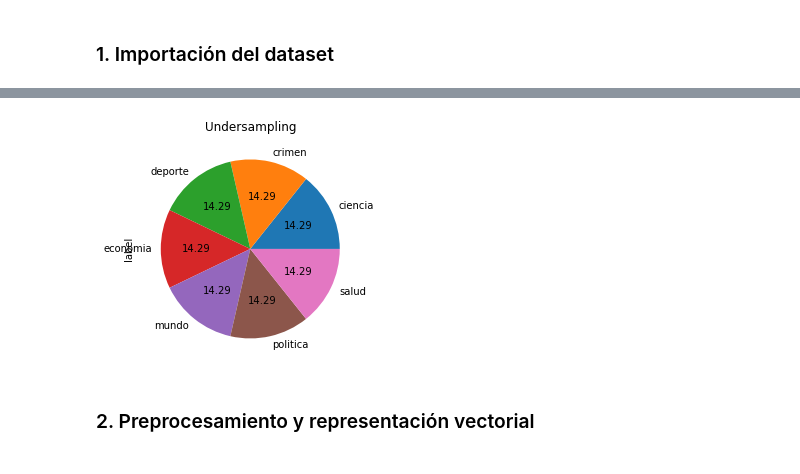
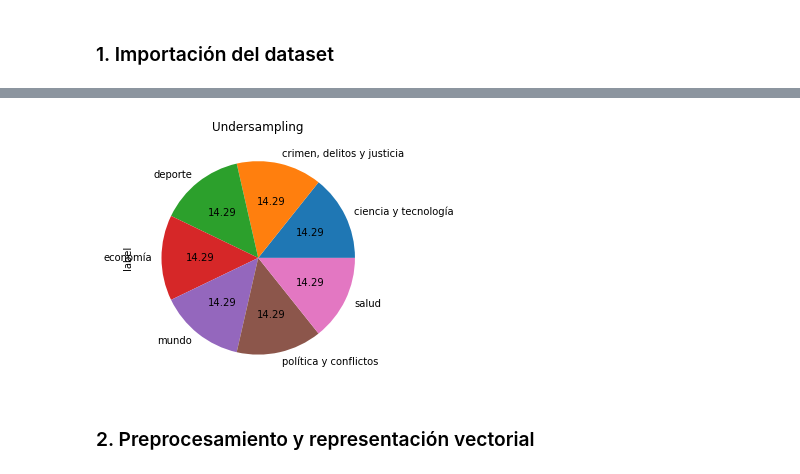
Before and after one commit to recmera/nlp-news-classification, a Jupyter notebook: 3-RandomForestClassifier.ipynb, the cells around one changed output, grey strips where cells are left out. Cells and saved outputs as stored; diff of their text form; code cells hidden in the pictures.

```diff
--- a/3-RandomForestClassifier.ipynb
+++ b/3-RandomForestClassifier.ipynb
@@ -52,19 +52,7 @@ from tqdm import tqdm
 # %% [markdown]
 ### 1. Importación del dataset
 # %%
-df = pd.read_csv("topics.csv",sep=',',error_bad_lines=False)
+df = pd.read_csv("topics.csv",sep=',')
 df.drop(['Unnamed: 0'], axis = 1, inplace=True) # Para suprimir la columna ID
-df.drop(columns=['text','media_outlet', 'url','topic'], inplace=True)
-
-df = df.astype({"label": str})
-df.replace("0.0","mundo", inplace=True)
-df.replace("1.0","economia", inplace=True)
-df.replace("2.0","politica", inplace=True)
-df.replace("3.0","ciencia", inplace=True)
-df.replace("6.0","deporte", inplace=True)
-df.replace("8.0","crimen", inplace=True)
-df.replace("9.0","salud", inplace=True)
-dfc = df[df['label']!="5.0"]
-dfc = dfc[dfc['label']!="7.0"]
-df
+df['label'].value_counts()
 # %% [output]
@@ -84,0 +69,4 @@ df
+# %%
+dfc = df[df['label']!="cultura y arte"]
+dfc = dfc[dfc['label']!="ecología y planeta"]
+dfc['label'].value_counts()
@@ -85,10 +82,10 @@ df
 # %%
 undersample = RandomUnderSampler(random_state=0)
 x_res,y_res = undersample.fit_resample(dfc,dfc['label'])
-fig, ax = plt.subplots(figsize=(4,4),tight_layout=True)
+fig, ax = plt.subplots(figsize=(5,5),tight_layout=True)
 ax = y_res.value_counts().plot.pie(autopct='%.2f')
 _ = ax.set_title("Undersampling")
 plt.show()
 # %% [output]
-[figure, old version]
+[figure, new version]
 # %%
```
Also changed, not shown: parts of 5 cells of this notebook, 4 other files.
